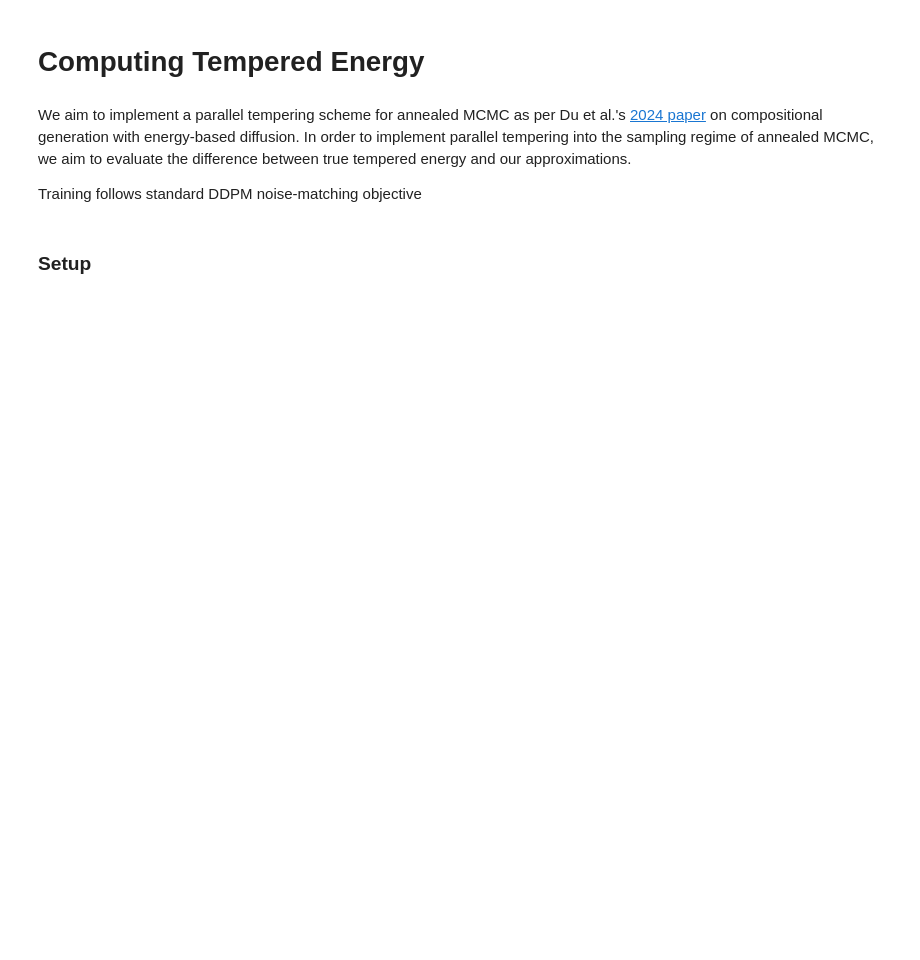
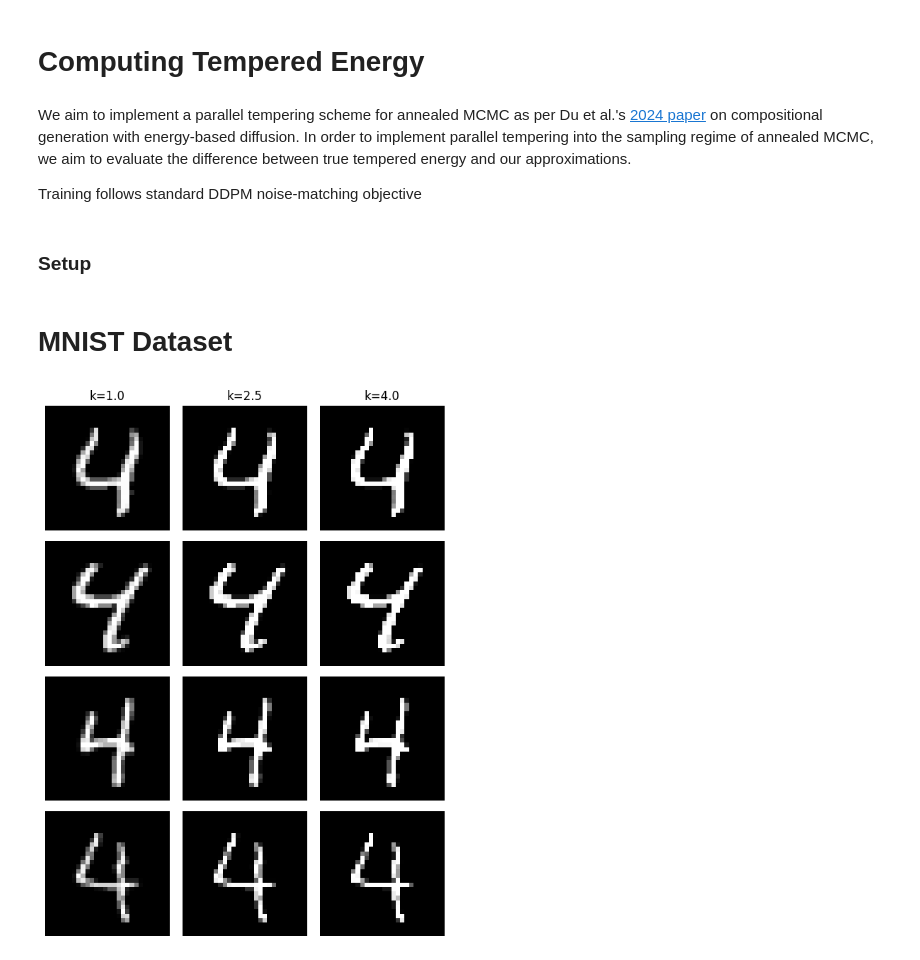
Before and after one commit to oatmeallover/parallel_tempering, a Jupyter notebook: tempered_energy.ipynb, the cells around one changed output. Drawn from its saved outputs; the diff is of its cells as text; code cells hidden in the pictures; blank space fills up the shorter version.

```diff
--- a/tempered_energy.ipynb
+++ b/tempered_energy.ipynb
@@ -13,4 +13,6 @@ from src.dataset import load_mnist_tensor
 import matplotlib.pyplot as plt
 import torch
 import numpy as np
+# %% [markdown]
+# MNIST Dataset
 # %%
@@ -23,26 +26,28 @@ dataset="composed"
 # %%
-# def apply_temperature(x, k=1.0):
-#     """x in [0,1]. k>1 sharpens, k<1 flattens."""
-#     x = x.clamp(1e-6, 1 - 1e-6)  # avoid log(0)
-#     logits = torch.log(x / (1 - x))  # inverse sigmoid
-#     logits = logits * k              # scale by temperature
-#     return torch.sigmoid(logits)     # back to [0,1]
+def apply_temperature(x, k=1.0):
+    """x in [0,1]. k>1 sharpens, k<1 flattens."""
+    x = x.clamp(1e-6, 1 - 1e-6)  # avoid log(0)
+    logits = torch.log(x / (1 - x))  # inverse sigmoid
+    logits = logits * k              # scale by temperature
+    return torch.sigmoid(logits)     # back to [0,1]
 
-# x = load_mnist_tensor(train=False, normalize_to_minus1_1=False)
+x = load_mnist_tensor(train=False, normalize_to_minus1_1=False)
 
-# ks = np.linspace(1.0, k, n_replicas)
-# fig, axes = plt.subplots(n_samples, len(ks), figsize=(len(ks) * 2, n_samples*2))
+ks = np.linspace(1.0, k, n_replicas)
+fig, axes = plt.subplots(n_samples, len(ks), figsize=(len(ks) * 2, n_samples*2))
 
-# for row in range(n_samples):
-#     for col, k in enumerate(ks):
-#         img = apply_temperature(x[row, 0], k=k)
-#         axes[row, col].imshow(img.numpy(), cmap="gray", vmin=0, vmax=1)
-#         axes[row, col].axis("off")
-#         if row == 0:
-#             axes[row, col].set_title(f"k={k}")
+for row in range(n_samples):
+    for col, k in enumerate(ks):
+        img = apply_temperature(x[row, 0], k=k)
+        axes[row, col].imshow(img.numpy(), cmap="gray", vmin=0, vmax=1)
+        axes[row, col].axis("off")
+        if row == 0:
+            axes[row, col].set_title(f"k={k}")
 
-# plt.tight_layout()
-# plt.show()
+plt.tight_layout()
+plt.show()
+# %% [output]
+[figure, added]
 # %%
 _ = plot_temperature_triptych(dataset_name=dataset, sigma=sigma, n_bins=n_bins, n_samples=n_samples, k=k, replica_swaps=False)
 # %% [output]
```
Also changed, not shown: parts of 7 cells of this notebook, 17 other files.
